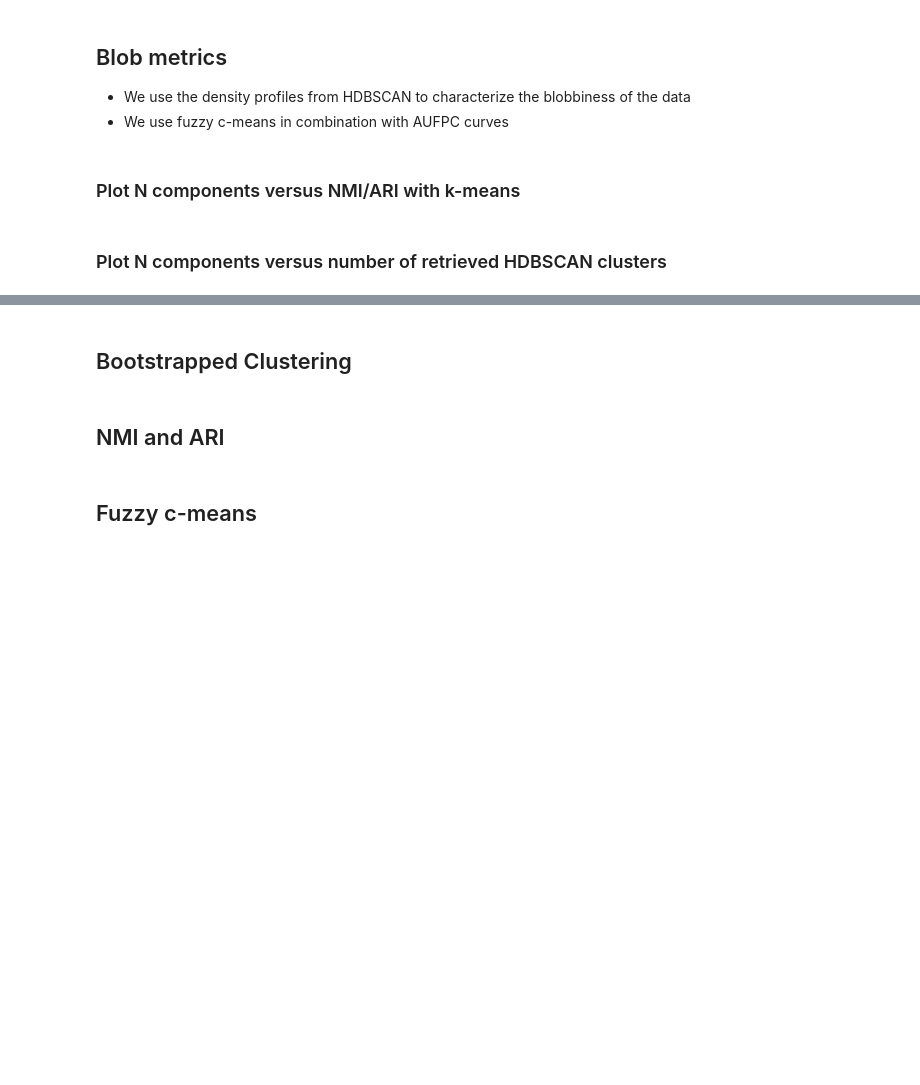
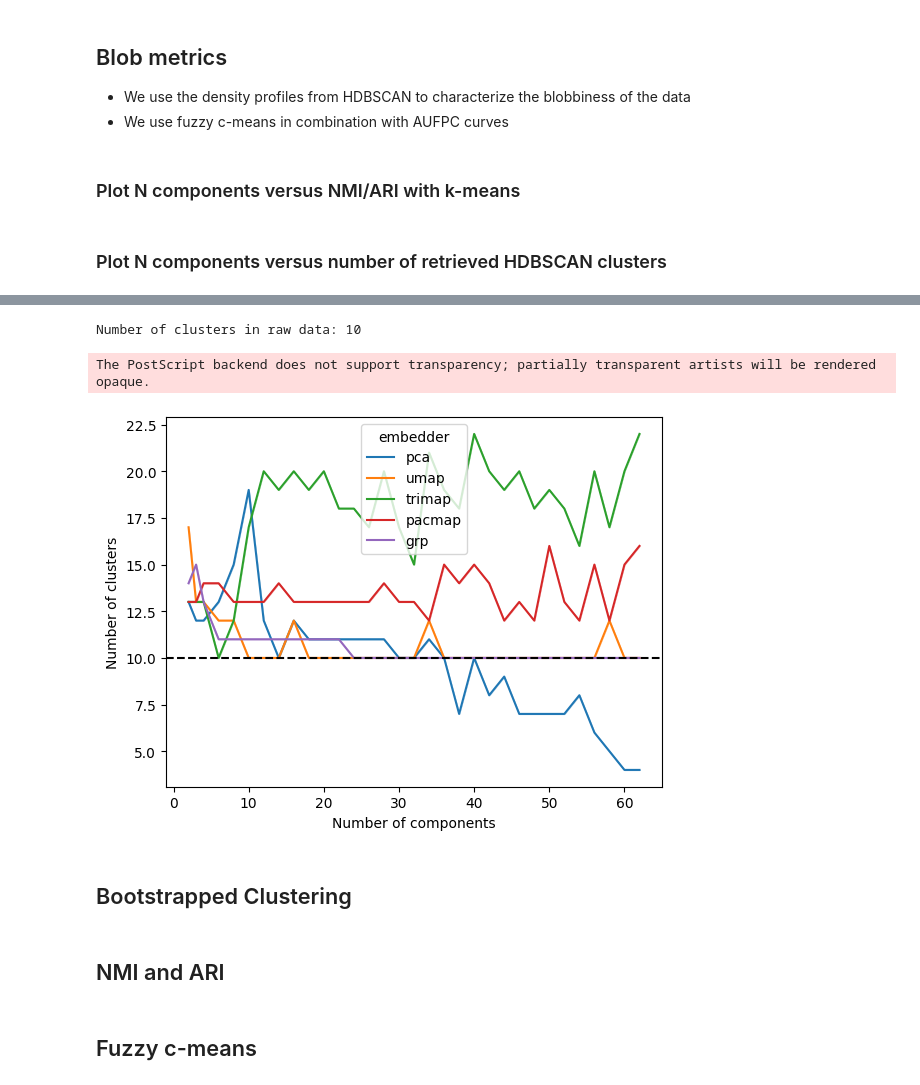
Before and after one commit to HJJoosse/celldyn_embedder, a Jupyter notebook: sandbox/create_clusters.ipynb, the cells around one changed output, grey strips where cells are left out. Drawn from its saved outputs; the diff is of its cells as text; code cells hidden in the pictures; blank space fills up the shorter version.

Commit message:
working on cluster hallicunations

```diff
--- a/sandbox/create_clusters.ipynb
+++ b/sandbox/create_clusters.ipynb
@@ -394,6 +390,8 @@ def pipe_fitter_fixed(df,
             embedder = pacmap.PaCMAP(n_components=n_components,
                                         n_neighbors=500, num_iters=500, lr=0.9,
                                         apply_pca=False)
+        elif embedder == 'GRP':
+            embedder = GRP(n_components=n_components, random_state=123)
         elif embedder == 'RAW':
             embedder = None
 
@@ -458,21 +456,27 @@ def pipe_fitter_density(df,
         if embedder == 'pca':
             embedder = PCA(n_components=n_components, whiten=False)
         elif embedder == 'umap':
-            embedder = umap.UMAP(n_components=n_components, n_neighbors=500, n_epochs=500,
-                                metric='manhattan', init='spectral',
-                                random_state=123, densmap=False, min_dist=0)
+            embedder = umap.UMAP(n_components=n_components, n_neighbors=50, n_epochs=500,
+                                 metric='manhattan', init='spectral',
+                                 random_state=123, densmap=False, min_dist=0)
         elif embedder == 'trimap':
+            # iterate on n_inliers
             pipeline_emb = clusterer.fit(
-                            trimap.TRIMAP(n_dims=n_components, n_inliers=12, n_outliers=4,
+                            trimap.TRIMAP(n_dims=n_components, n_inliers=50, n_outliers=10,
                                         distance='manhattan', n_iters=500, lr=0.09).fit_transform(
                                 scaler.fit_transform(df)
                                 )
                             )
             return pipeline_emb
         elif embedder == 'pacmap':
+            # PacMAP: iterate on n_neighbors, MN_ratio and FP_ratio
             embedder = pacmap.PaCMAP(n_components=n_components,
-                                        n_neighbors=500, num_iters=500, lr=0.9,
-                                        apply_pca=False)
+                                     distance="manhattan",
+                                     n_neighbors=50, num_iters=500, lr=1,
+                                     MN_ratio=0.5, FP_ratio=2,
+                                     apply_pca=True)
+        elif embedder == 'GRP':
+            embedder = GRP(n_components=n_components, random_state=123)
         elif embedder == 'RAW':
             embedder = None
 
@@ -486,7 +490,7 @@ def pipe_fitter_density(df,
     le_pipe_list += [('ranker', ranker)] if pre_ranking else []
     le_pipe_list += [('embedder', embedder)]
     le_pipe_list += [('clusterer', clusterer)]
-    le_pipe = Pipeline(le_pipe_list)
+    le_pipe = Pipeline(le_pipe_list, verbose=False)
     le_pipe.fit(df)
 
     return le_pipe
@@ -501,7 +505,7 @@ def enumerate_step(xs, start=0, step=1):
 ### Plot N components versus NMI/ARI with k-means
 # %%
 pre_ranking = False
-embedder = 'umap'
+embedder = 'GRP'
 clusterer = 'kmeans'
 scaler = 'standard'
 n_comp_range = range(2,32,1)
@@ -648,22 +672,31 @@ plot_df.to_csv(f'./../artifacts/ClusterHallucination_{fname}.csv', index=False)
 # %%
-pca_res = pd.read_csv('./../artifacts/ClusterHallucination_pre_ranking_False__embedder_pca__clusterer_hdbscan__scaler_standard__sample_size_25000.csv')
-umap_res = pd.read_csv('./../artifacts/ClusterHallucination_pre_ranking_False__embedder_umap__clusterer_hdbscan__scaler_standard__sample_size_25000.csv')
-trimap_res = pd.read_csv('./../artifacts/ClusterHallucination_pre_ranking_False__embedder_trimap__clusterer_hdbscan__scaler_standard__sample_size_25000.csv')
-pacmap_res = pd.read_csv('./../artifacts/ClusterHallucination_pre_ranking_False__embedder_pacmap__clusterer_hdbscan__scaler_standard__sample_size_25000.csv')
+pca_res = pd.read_csv('./../artifacts/ClusterHallucination_pre_ranking_False__embedder_pca__clusterer_hdbscan__scaler_standard__sample_size_10000DATA_blobs.csv')
+umap_res = pd.read_csv('./../artifacts/ClusterHallucination_pre_ranking_False__embedder_umap__clusterer_hdbscan__scaler_standard__sample_size_10000DATA_blobs.csv')
+trimap_res = pd.read_csv('./../artifacts/ClusterHallucination_pre_ranking_False__embedder_trimap__clusterer_hdbscan__scaler_standard__sample_size_10000DATA_blobs.csv')
+pacmap_res = pd.read_csv('./../artifacts/ClusterHallucination_pre_ranking_False__embedder_pacmap__clusterer_hdbscan__scaler_standard__sample_size_10000DATA_blobs.csv')
+grp_res = pd.read_csv('./../artifacts/ClusterHallucination_pre_ranking_False__embedder_grp__clusterer_hdbscan__scaler_standard__sample_size_10000DATA_blobs.csv')
+
 plot_df = pd.concat([pca_res.assign(embedder='pca'),
                      umap_res.assign(embedder='umap'),
                      trimap_res.assign(embedder='trimap'),
-                     pacmap_res.assign(embedder='pacmap')])
+                     pacmap_res.assign(embedder='pacmap'),
+                     grp_res.assign(embedder='grp')])
 # %%
 raw_num_clusters = np.unique(raw_density.named_steps['clusterer'].labels_).shape[0]
+print(f'Number of clusters in raw data: {raw_num_clusters}')
+# %% [output]
+Number of clusters in raw data: 10
 # %%
-raw_num_clusters = 11
+#raw_num_clusters = 11
 sns.lineplot(data=plot_df.query('~n_clusters.isin([]) & n_comp<64'),
             x='n_comp', y='n_clusters', hue='embedder', palette='tab10')
 plt.axhline(raw_num_clusters, ls='--', color='k', label='raw')
 plt.xlabel("Number of components")
 plt.ylabel("Number of clusters")
-plt.savefig(f'./../artifacts/cluster_hallucination.eps', dpi=300, bbox_inches='tight')
+plt.savefig(f'./../artifacts/cluster_hallucination_blobs.eps', dpi=300, bbox_inches='tight')
+# %% [output]
+The PostScript backend does not support transparency; partially transparent artists will be rendered opaque.
+[figure, added]
 # %%
 #Xpca = pipeline_pca.named_steps['pca'].transform(df.loc[:, meas_columns])
 #Xemb = pipeline_emb.named_steps['embedder'].embedding_
```
Also changed, not shown: parts of 12 cells of this notebook, 5 other files.
